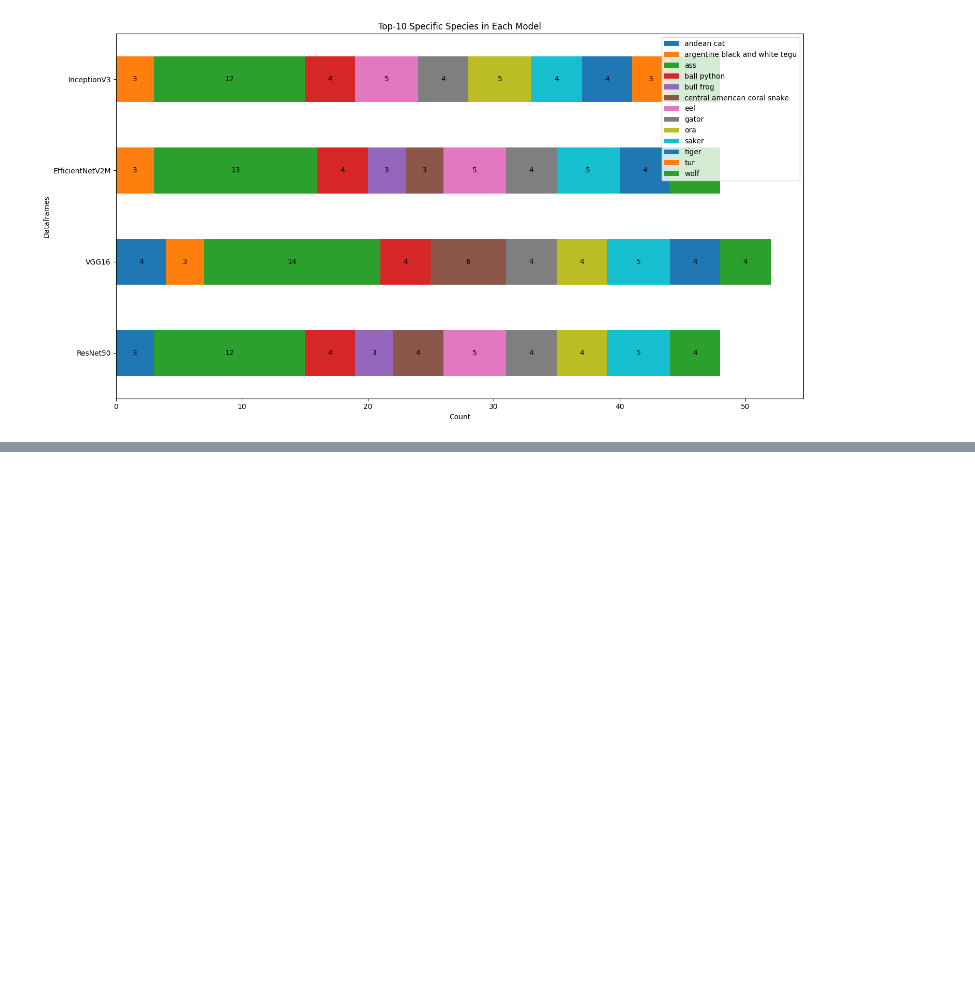
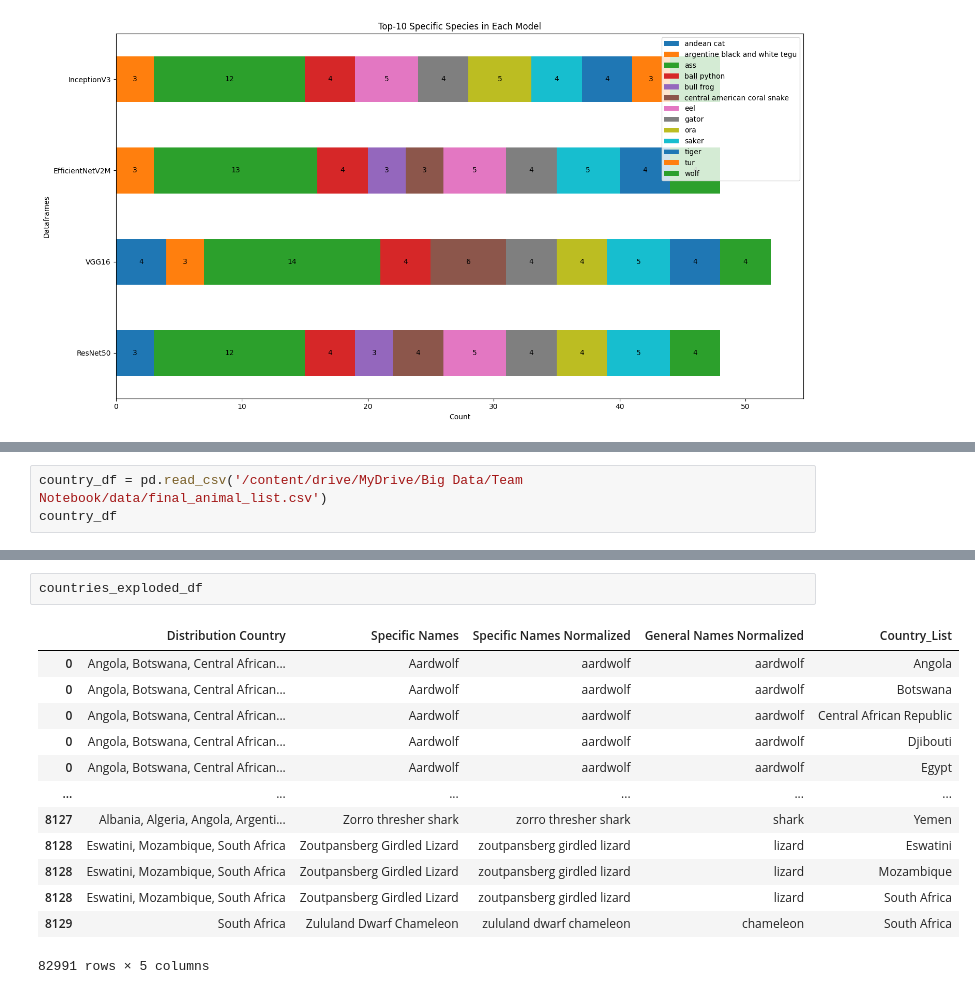
Before and after one commit to sammitako/CS-GY-6513-Big-Data, a Jupyter notebook: Image_classification.ipynb, the cells around one changed output, grey strips where cells are left out. Drawn from its saved outputs; the diff is of its cells as text; blank space fills up the shorter version.

```diff
--- a/Image_classification.ipynb
+++ b/Image_classification.ipynb
@@ -2015,0 +2019,3 @@ plot_top10_species(specific_data, 'Top-10 Specific Species in Each Model')
+# %%
+country_df = pd.read_csv('/content/drive/MyDrive/Big Data/Team Notebook/data/final_animal_list.csv')
+country_df
@@ -2015,0 +2064,16 @@ plot_top10_species(specific_data, 'Top-10 Specific Species in Each Model')
+# %%
+countries_exploded_df
+# %% [output]
+|  | Distribution Country | Specific Names | Specific Names Normalized | General Names Normalized | Country_List |
+| 0 | Angola, Botswana, Central African... | Aardwolf | aardwolf | aardwolf | Angola |
+| 0 | Angola, Botswana, Central African... | Aardwolf | aardwolf | aardwolf | Botswana |
+| 0 | Angola, Botswana, Central African... | Aardwolf | aardwolf | aardwolf | Central African Republic |
+| 0 | Angola, Botswana, Central African... | Aardwolf | aardwolf | aardwolf | Djibouti |
+| 0 | Angola, Botswana, Central African... | Aardwolf | aardwolf | aardwolf | Egypt |
+| ... | ... | ... | ... | ... | ... |
+| 8127 | Albania, Algeria, Angola, Argenti... | Zorro thresher shark | zorro thresher shark | shark | Yemen |
+| 8128 | Eswatini, Mozambique, South Africa | Zoutpansberg Girdled Lizard | zoutpansberg girdled lizard | lizard | Eswatini |
+| 8128 | Eswatini, Mozambique, South Africa | Zoutpansberg Girdled Lizard | zoutpansberg girdled lizard | lizard | Mozambique |
+| 8128 | Eswatini, Mozambique, South Africa | Zoutpansberg Girdled Lizard | zoutpansberg girdled lizard | lizard | South Africa |
+| 8129 | South Africa | Zululand Dwarf Chameleon | zululand dwarf chameleon | chameleon | South Africa |
+82991 rows × 5 columns
```
Also changed, not shown: parts of 14 cells of this notebook.
